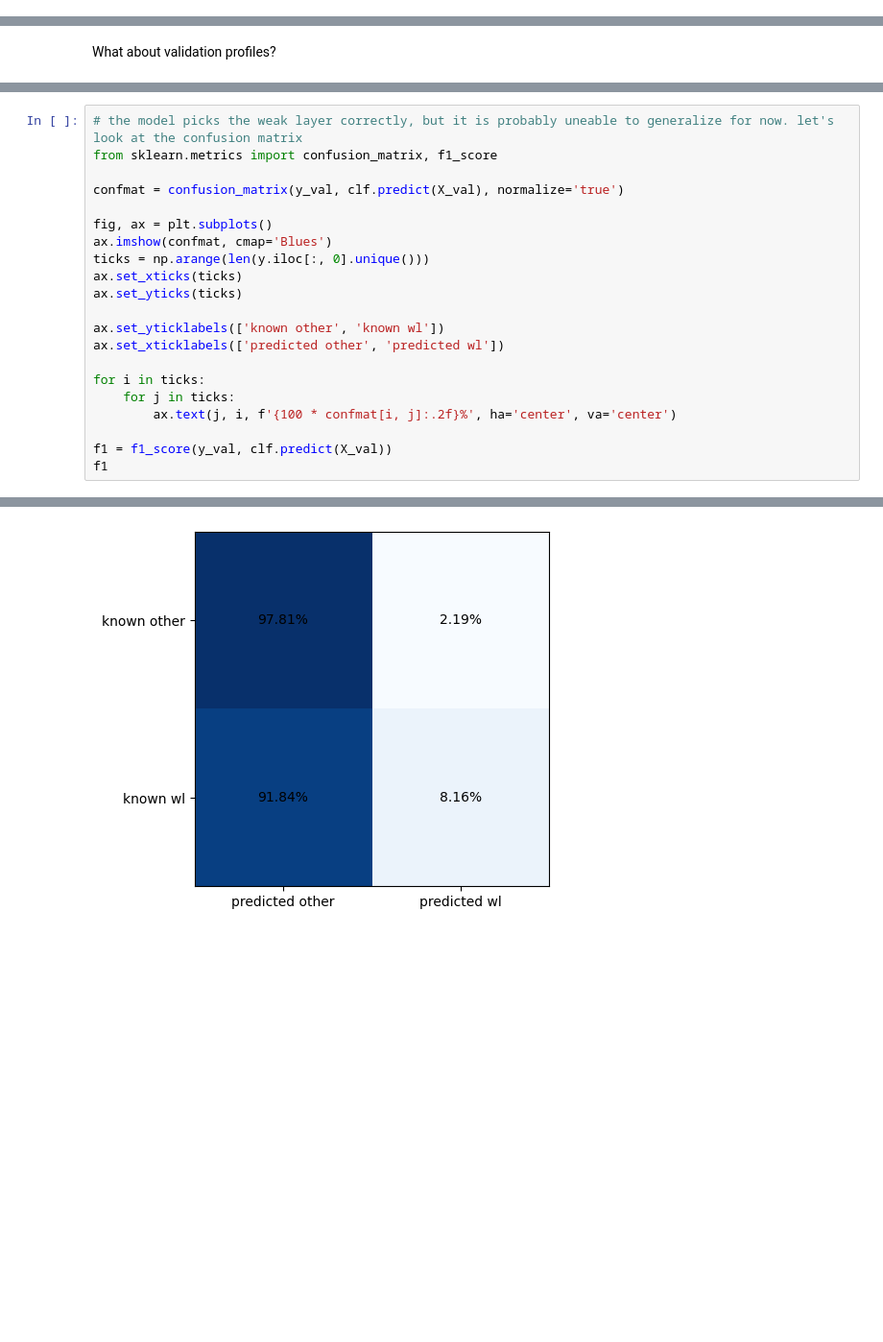
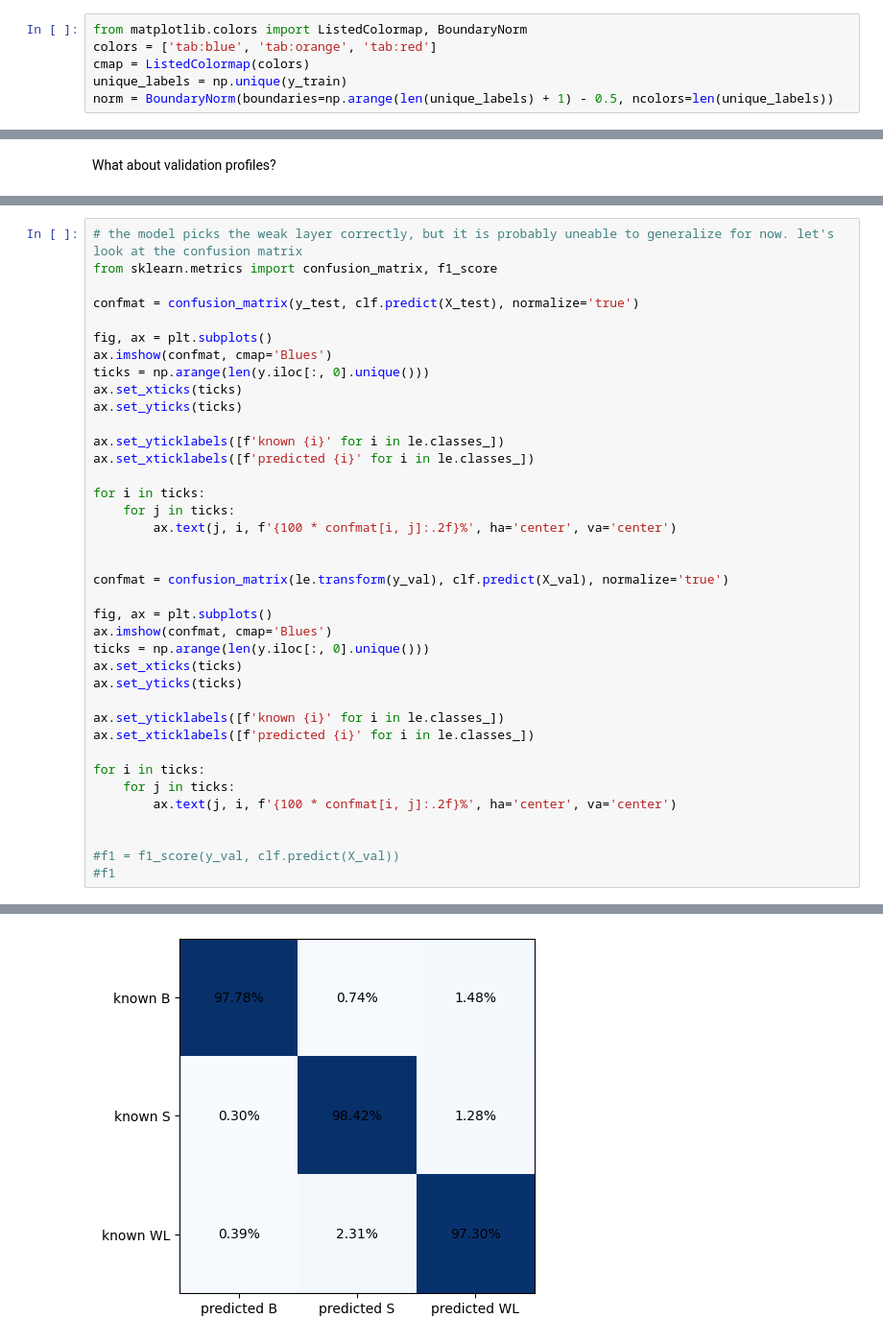
Before and after one commit to aleximorin/SMP_segmentation, a Jupyter notebook: 2. Ensemble models.ipynb, the cells around one changed output, grey strips where cells are left out. Shown: that part at 96% size. Saved outputs shown, nothing was run; the diff lists cells and outputs as text; blank space fills up the shorter version.

```diff
--- a/2. Ensemble models.ipynb
+++ b/2. Ensemble models.ipynb
@@ -100,3 +94,9 @@ val f1 score is 0.83
 # %% [markdown]
 The training and testing score are too good to be true! Let's look at a few profiles that were used in the training set for understanding.
+# %%
+from matplotlib.colors import ListedColormap, BoundaryNorm
+colors = ['tab:blue', 'tab:orange', 'tab:red']
+cmap = ListedColormap(colors)
+unique_labels = np.unique(y_train)
+norm = BoundaryNorm(boundaries=np.arange(len(unique_labels) + 1) - 0.5, ncolors=len(unique_labels))
 # %%
@@ -160,7 +191,7 @@ for i, key in enumerate(keys):
 # the model picks the weak layer correctly, but it is probably uneable to generalize for now. let's look at the confusion matrix
 from sklearn.metrics import confusion_matrix, f1_score
 
-confmat = confusion_matrix(y_val, clf.predict(X_val), normalize='true')
+confmat = confusion_matrix(y_test, clf.predict(X_test), normalize='true')
 
 fig, ax = plt.subplots()
 ax.imshow(confmat, cmap='Blues')
@@ -168,13 +199,30 @@ ticks = np.arange(len(y.iloc[:, 0].unique()))
 ax.set_xticks(ticks)
 ax.set_yticks(ticks)
 
-ax.set_yticklabels(['known other', 'known wl'])
-ax.set_xticklabels(['predicted other', 'predicted wl'])
+ax.set_yticklabels([f'known {i}' for i in le.classes_])
+ax.set_xticklabels([f'predicted {i}' for i in le.classes_])
 
 for i in ticks:
     for j in ticks:
         ax.text(j, i, f'{100 * confmat[i, j]:.2f}%', ha='center', va='center')
 
-f1 = f1_score(y_val, clf.predict(X_val))
-f1
+
+confmat = confusion_matrix(le.transform(y_val), clf.predict(X_val), normalize='true')
+
+fig, ax = plt.subplots()
+ax.imshow(confmat, cmap='Blues')
+ticks = np.arange(len(y.iloc[:, 0].unique()))
+ax.set_xticks(ticks)
+ax.set_yticks(ticks)
+
+ax.set_yticklabels([f'known {i}' for i in le.classes_])
+ax.set_xticklabels([f'predicted {i}' for i in le.classes_])
+
+for i in ticks:
+    for j in ticks:
+        ax.text(j, i, f'{100 * confmat[i, j]:.2f}%', ha='center', va='center')
+
+
+#f1 = f1_score(y_val, clf.predict(X_val))
+#f1
 # %% [output]
@@ -182 +229 @@ f1
-[figure, old version]
+[figure, new version]
```
Also changed, not shown: parts of 11 cells of this notebook, 1 other file.
